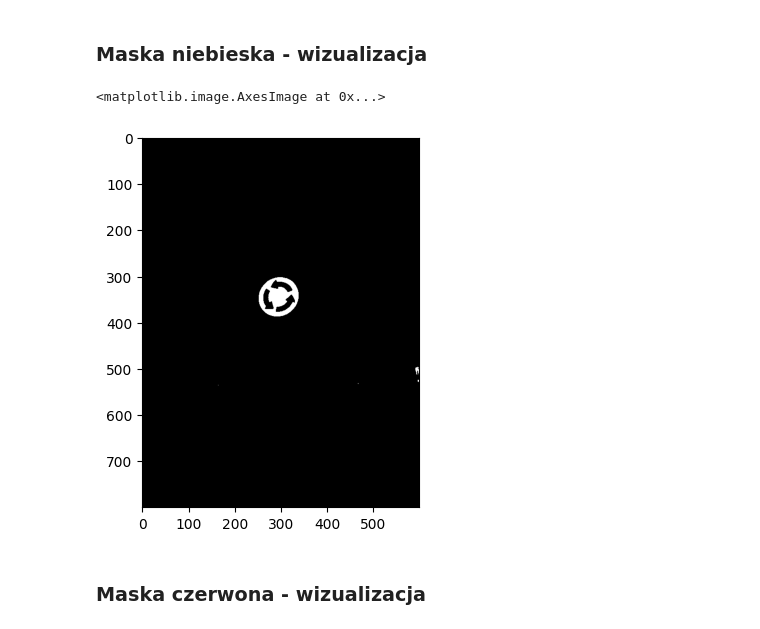
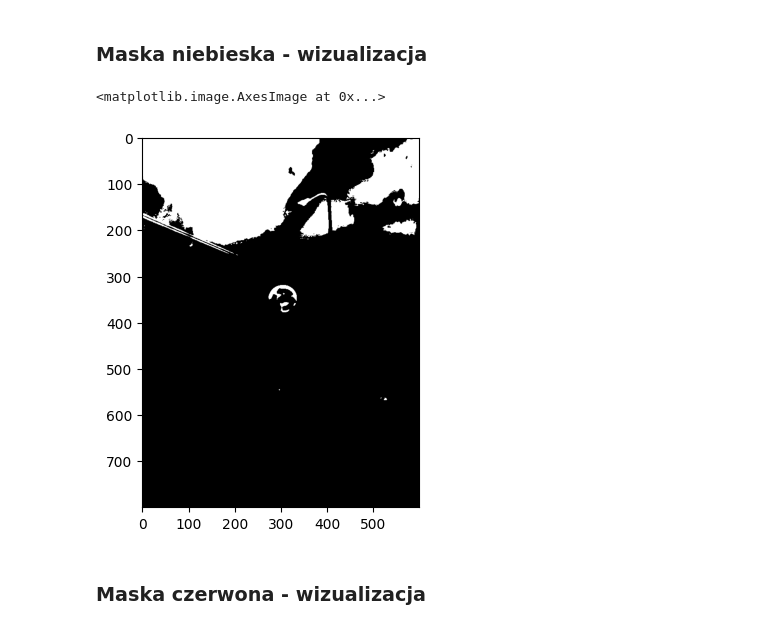
Before and after one commit to DobryCzlowiekDobryKodzik/Traffic-Sign-Recognition, a Jupyter notebook: notebooks/etap_2.ipynb, the cells around one changed output. Drawn from its saved outputs; the diff is of its cells as text; code cells hidden in the pictures.

```diff
--- a/notebooks/etap_2.ipynb
+++ b/notebooks/etap_2.ipynb
@@ -211,18 +211,18 @@ gorna_czerwien1 = np.array([10, 255, 255])
 dolna_czerwien2 = np.array([170, 80, 50])
 gorna_czerwien2 = np.array([179, 255, 255])
 
-dolna_niebieski = np.array([105,  130, 50])
-gorna_niebieski = np.array([110,  255, 255])
+dolna_niebieski = np.array([100,  130, 50])
+gorna_niebieski = np.array([125,  255, 255])
 
 dolna_zolta = np.array([10, 100 , 70])
 gorna_zolta = np.array([35,  255, 255])
 # %% [markdown]
 ### Maska niebieska - wizualizacja
 # %%
-plt.imshow(cv2.inRange(hsv[9],dolna_niebieski,gorna_niebieski),cmap="gray")
+plt.imshow(cv2.inRange(hsv[12],dolna_niebieski,gorna_niebieski),cmap="gray")
 # %% [output]
 <matplotlib.image.AxesImage at 0x...>
-[figure, old version]
+[figure, new version]
 # %% [markdown]
 ### Maska czerwona - wizualizacja
 # %%
```
Also changed, not shown: parts of 14 cells of this notebook.
